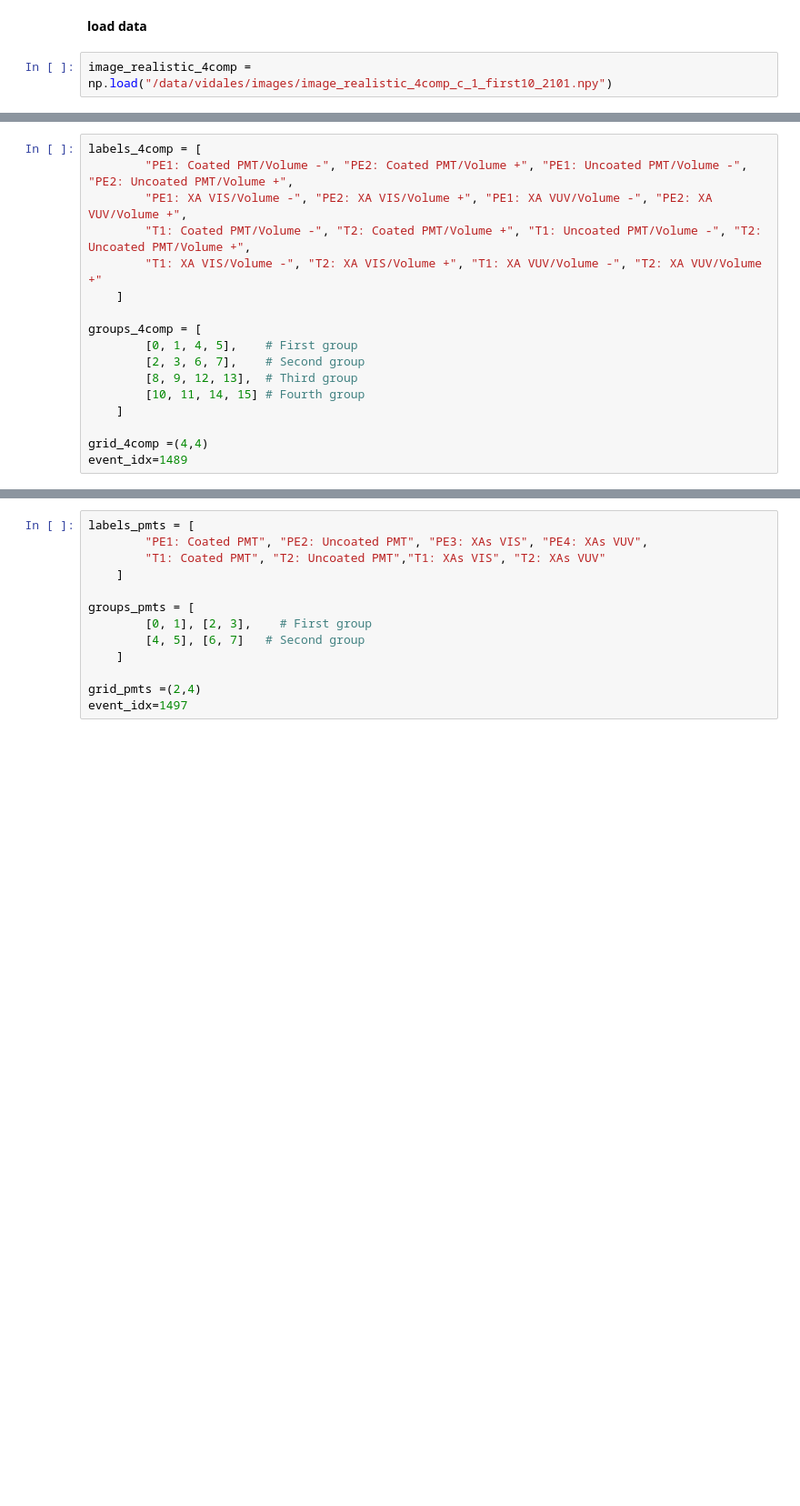
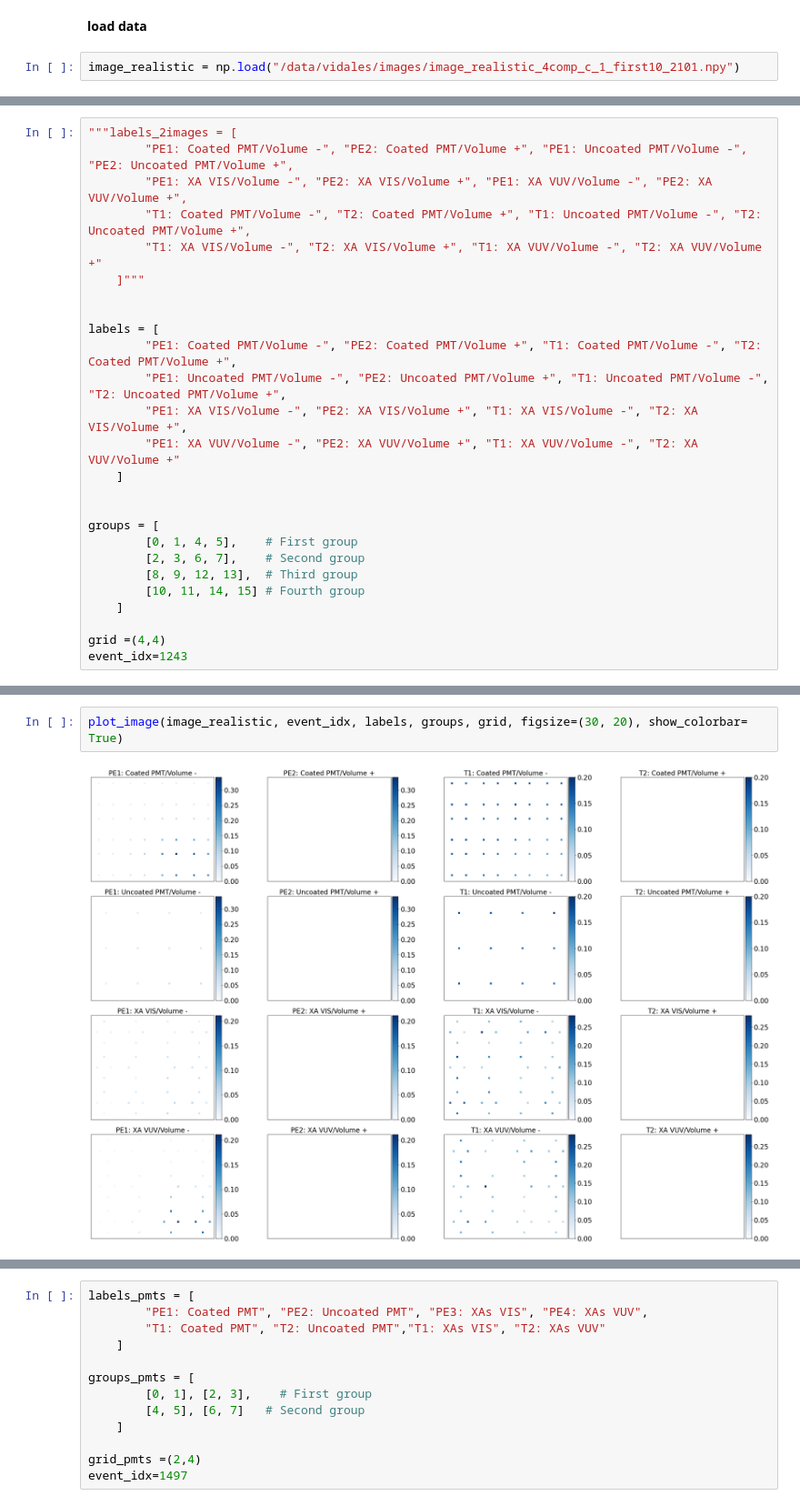
Before and after one commit to CIEMAT-Neutrino/AI_nuvT, a Jupyter notebook: 4_Image_creation_&_visualization.ipynb, the cells around one changed output, grey strips where cells are left out. Shown at 91% size. Saved outputs shown, nothing was run; the diff lists cells and outputs as text; blank space fills up the shorter version.

```diff
--- a/4_Image_creation_&_visualization.ipynb
+++ b/4_Image_creation_&_visualization.ipynb
@@ -56,5 +62,5 @@ np.save("/data/vidales/images/alberto_image_corrected.npy", alberto_image_correc
 # %% [markdown]
 **load data**
 # %%
-image_realistic_4comp = np.load("/data/vidales/images/image_realistic_4comp_c_1_first10_2101.npy")
+image_realistic = np.load("/data/vidales/images/image_realistic_4comp_c_1_first10_2101.npy")
 # %%
@@ -67,17 +73,26 @@ Number of events, image height, width, layers: (21796, 59, 70, 16)
 # %%
-labels_4comp = [
+"""labels_2images = [
         "PE1: Coated PMT/Volume -", "PE2: Coated PMT/Volume +", "PE1: Uncoated PMT/Volume -", "PE2: Uncoated PMT/Volume +",
         "PE1: XA VIS/Volume -", "PE2: XA VIS/Volume +", "PE1: XA VUV/Volume -", "PE2: XA VUV/Volume +",
         "T1: Coated PMT/Volume -", "T2: Coated PMT/Volume +", "T1: Uncoated PMT/Volume -", "T2: Uncoated PMT/Volume +",
         "T1: XA VIS/Volume -", "T2: XA VIS/Volume +", "T1: XA VUV/Volume -", "T2: XA VUV/Volume +"
+    ]"""
+
+
+labels = [
+        "PE1: Coated PMT/Volume -", "PE2: Coated PMT/Volume +", "T1: Coated PMT/Volume -", "T2: Coated PMT/Volume +",
+        "PE1: Uncoated PMT/Volume -", "PE2: Uncoated PMT/Volume +", "T1: Uncoated PMT/Volume -", "T2: Uncoated PMT/Volume +",
+        "PE1: XA VIS/Volume -", "PE2: XA VIS/Volume +", "T1: XA VIS/Volume -", "T2: XA VIS/Volume +",
+        "PE1: XA VUV/Volume -", "PE2: XA VUV/Volume +", "T1: XA VUV/Volume -", "T2: XA VUV/Volume +"
     ]
 
-groups_4comp = [
+
+groups = [
         [0, 1, 4, 5],    # First group
         [2, 3, 6, 7],    # Second group
         [8, 9, 12, 13],  # Third group
         [10, 11, 14, 15] # Fourth group
     ]
 
-grid_4comp =(4,4)
-event_idx=1489
+grid =(4,4)
+event_idx=1243
@@ -89,0 +99,4 @@ plot_image(image_realistic_4comp, event_idx, labels_4comp, groups_4comp, grid_4c
+# %%
+plot_image(image_realistic, event_idx, labels, groups, grid, figsize=(30, 20), show_colorbar= True)
+# %% [output]
+[figure, added]
```
Also changed, not shown: parts of 18 cells of this notebook, 6 other files.
